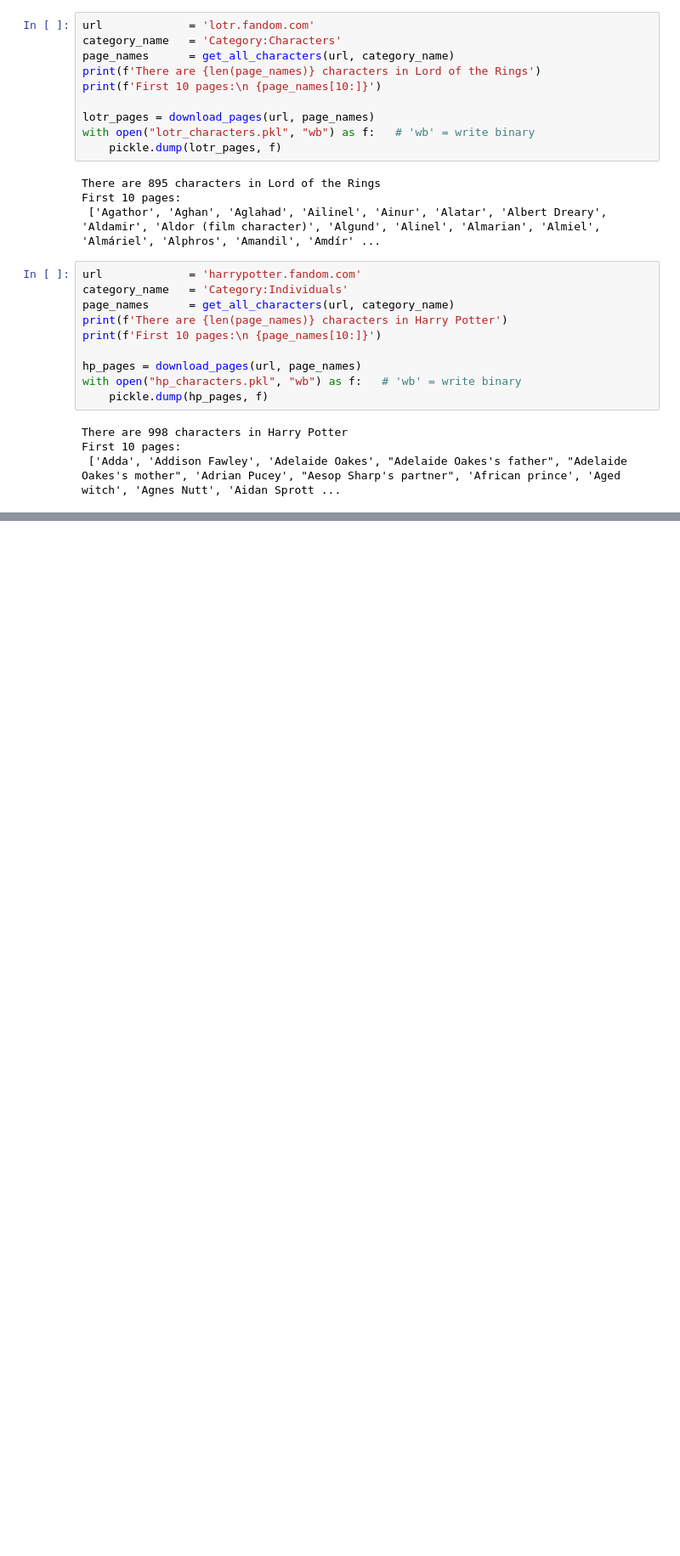
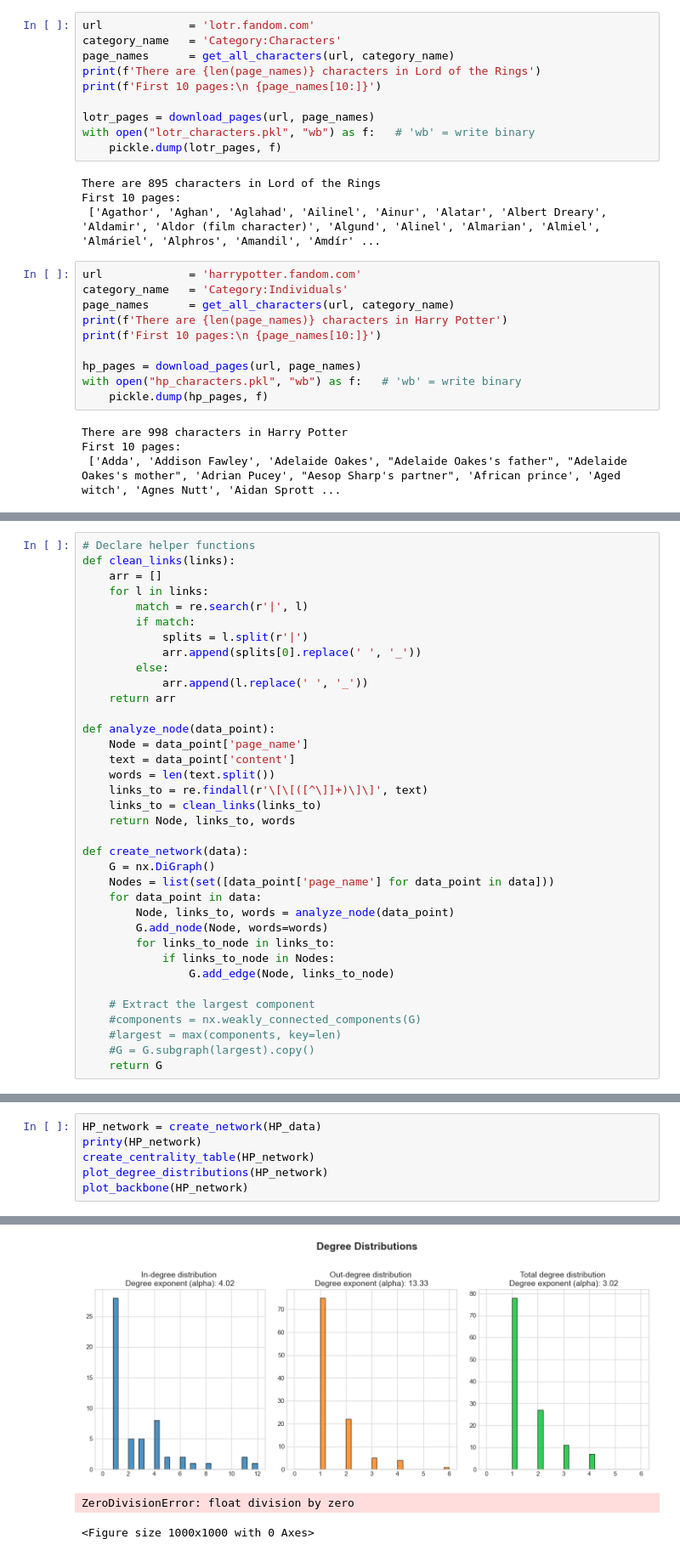
Before and after one commit to sorenstange/02805_Social_graphs_and_interactions, a Jupyter notebook: Project_1.ipynb, the cells around one changed output, grey strips where cells are left out. Shown at 85% size. Saved outputs shown, nothing was run; the diff lists cells and outputs as text; blank space fills up the shorter version.

```diff
--- a/Project_1.ipynb
+++ b/Project_1.ipynb
@@ -179,0 +196,36 @@ First 10 pages:
+# %%
+# Declare helper functions
+def clean_links(links):
+    arr = []
+    for l in links:
+        match = re.search(r'|', l)
+        if match:
+            splits = l.split(r'|')
+            arr.append(splits[0].replace(' ', '_'))
+        else:
+            arr.append(l.replace(' ', '_'))
+    return arr
+
+def analyze_node(data_point):
+    Node = data_point['page_name']
+    text = data_point['content']
+    words = len(text.split())
+    links_to = re.findall(r'\[\[([^\]]+)\]\]', text)
+    links_to = clean_links(links_to)
+    return Node, links_to, words
+
+def create_network(data):
+    G = nx.DiGraph()
+    Nodes = list(set([data_point['page_name'] for data_point in data]))
+    for data_point in data:
+        Node, links_to, words = analyze_node(data_point)
+        G.add_node(Node, words=words)
+        for links_to_node in links_to:
+            if links_to_node in Nodes:
+                G.add_edge(Node, links_to_node)
+
+    # Extract the largest component
+    #components = nx.weakly_connected_components(G)
+    #largest = max(components, key=len)
+    #G = G.subgraph(largest).copy()
+    return G
@@ -179,0 +371,7 @@ First 10 pages:
+# %%
+HP_network = create_network(HP_data)
+printy(HP_network)
+create_centrality_table(HP_network)
+plot_degree_distributions(HP_network)
+plot_backbone(HP_network)
+# %% [output]
@@ -179,0 +398,3 @@ First 10 pages:
+[figure, added]
+ZeroDivisionError: float division by zero
+<Figure size 1000x1000 with 0 Axes>
```
Also changed, not shown: parts of 8 cells of this notebook.
